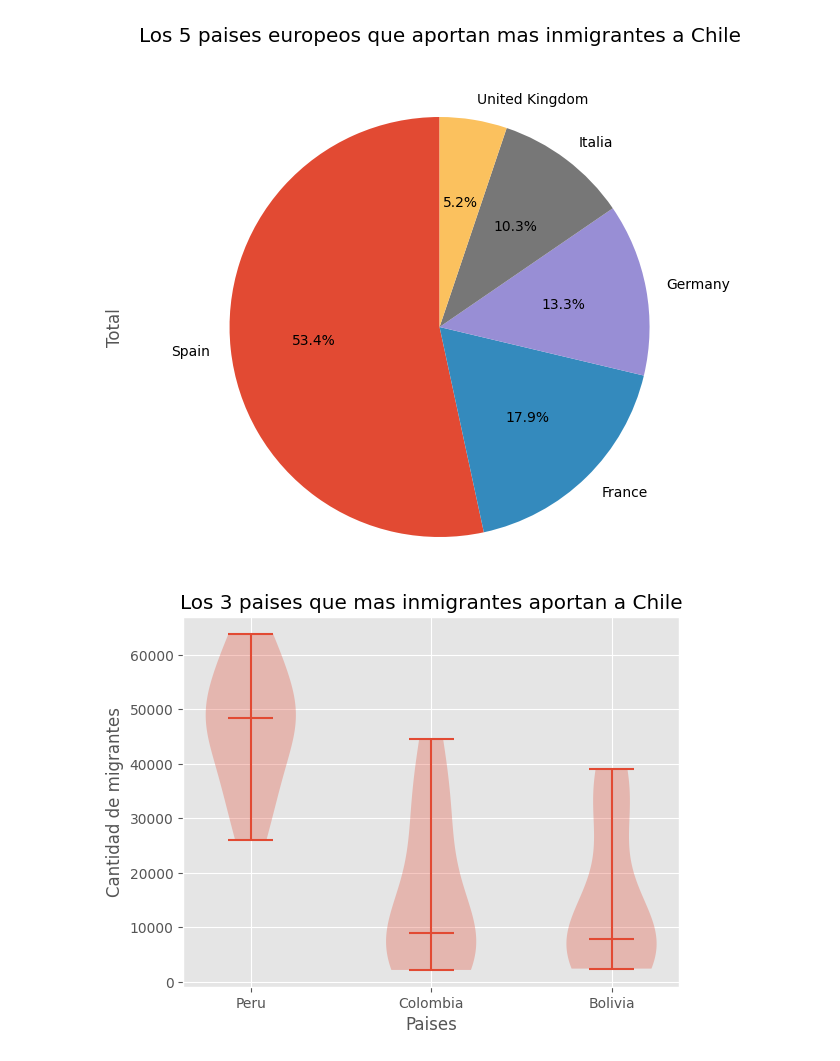
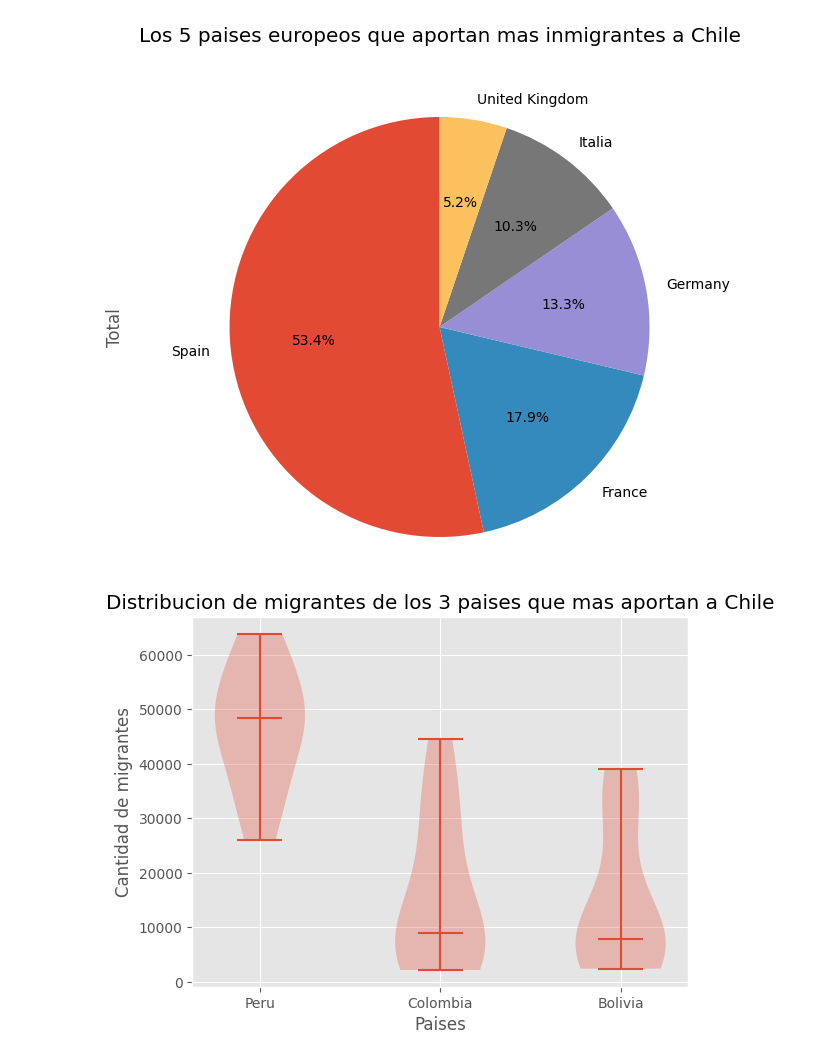
Before and after one commit to mvillarios/vis-de-datos, a Jupyter notebook: Tarea 1/Tarea1.ipynb, the cells around one changed output. Saved outputs shown, nothing was run; the diff lists cells and outputs as text; code cells hidden in the pictures.

```diff
--- a/Tarea 1/Tarea1.ipynb
+++ b/Tarea 1/Tarea1.ipynb
@@ -309,19 +309,19 @@ plt.show()
 # %%
 # Violin plot con los tres países que más inmigrantes aportan,
 # en total o en un año determinado.
 
 top3 = df_chi.head(3)
 
 top3 = top3.loc[:, years].transpose()
 
 grafico = plt.violinplot(top3, showmedians=True)
 
-plt.title('Los 3 paises que mas inmigrantes aportan a Chile')
+plt.title('Distribucion de migrantes de los 3 paises que mas aportan a Chile')
 plt.xlabel('Paises')
 plt.ylabel('Cantidad de migrantes')
 
 plt.xticks([1, 2, 3], [top3.columns[0], top3.columns[1], top3.columns[2]])
 
 plt.show()
 # %% [output]
-[figure, old version]
+[figure, new version]
```
Also changed, not shown: parts of 4 cells of this notebook.
